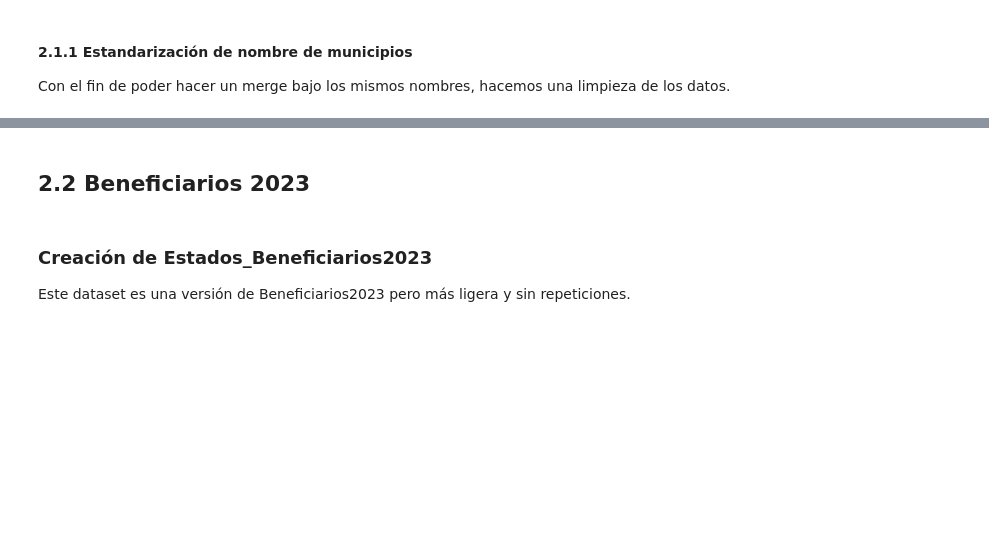
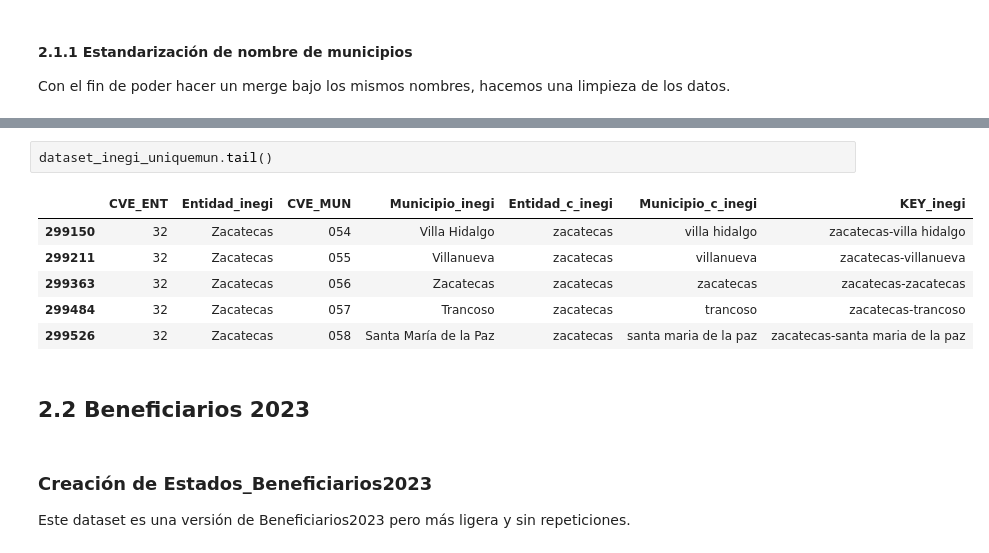
Before and after one commit to DGRIA/SESNA-Fertilizantes, a Jupyter notebook: src/Notebooks/2.2 Benef2023_Cleaning_and_merged.ipynb, the cells around one changed output, grey strips where cells are left out. Drawn from its saved outputs; the diff is of its cells as text; blank space fills up the shorter version.

```diff
--- a/src/Notebooks/2.2 Benef2023_Cleaning_and_merged.ipynb
+++ b/src/Notebooks/2.2 Benef2023_Cleaning_and_merged.ipynb
@@ -246,3 +210,12 @@ See the caveats in the documentation: https://pandas.pydata.org/pandas-docs/stab
+# %%
+dataset_inegi_uniquemun.tail()
+# %% [output]
+|  | CVE_ENT | Entidad_inegi | CVE_MUN | Municipio_inegi | Entidad_c_inegi | Municipio_c_inegi | KEY_inegi |
+| 299150 | 32 | Zacatecas | 054 | Villa Hidalgo | zacatecas | villa hidalgo | zacatecas-villa hidalgo |
+| 299211 | 32 | Zacatecas | 055 | Villanueva | zacatecas | villanueva | zacatecas-villanueva |
+| 299363 | 32 | Zacatecas | 056 | Zacatecas | zacatecas | zacatecas | zacatecas-zacatecas |
+| 299484 | 32 | Zacatecas | 057 | Trancoso | zacatecas | trancoso | zacatecas-trancoso |
+| 299526 | 32 | Zacatecas | 058 | Santa María de la Paz | zacatecas | santa maria de la paz | zacatecas-santa maria de la paz |
 # %% [markdown]
 ## 2.2 Beneficiarios 2023
 # %% [markdown]
```
Also changed, not shown: parts of 41 cells of this notebook.
